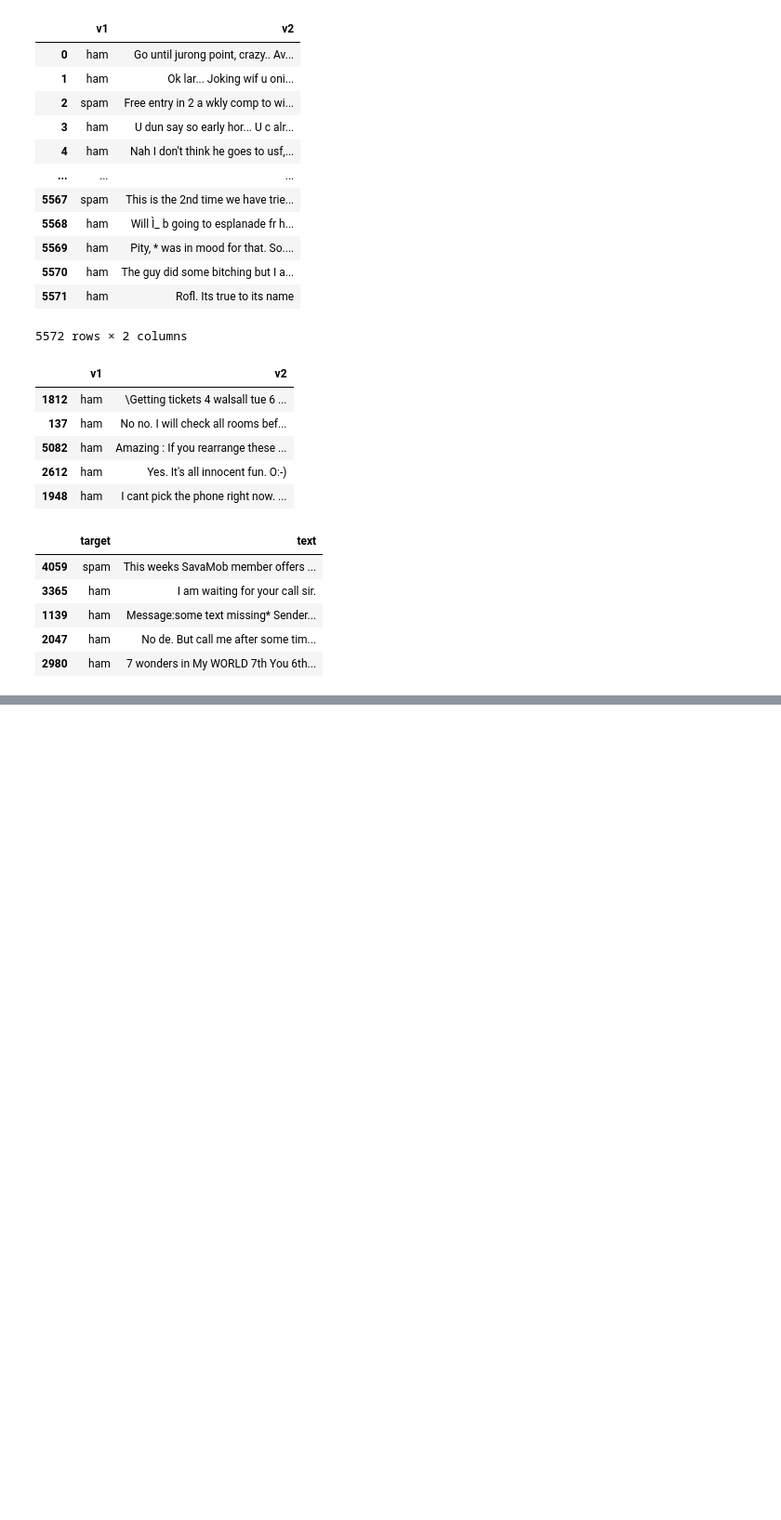
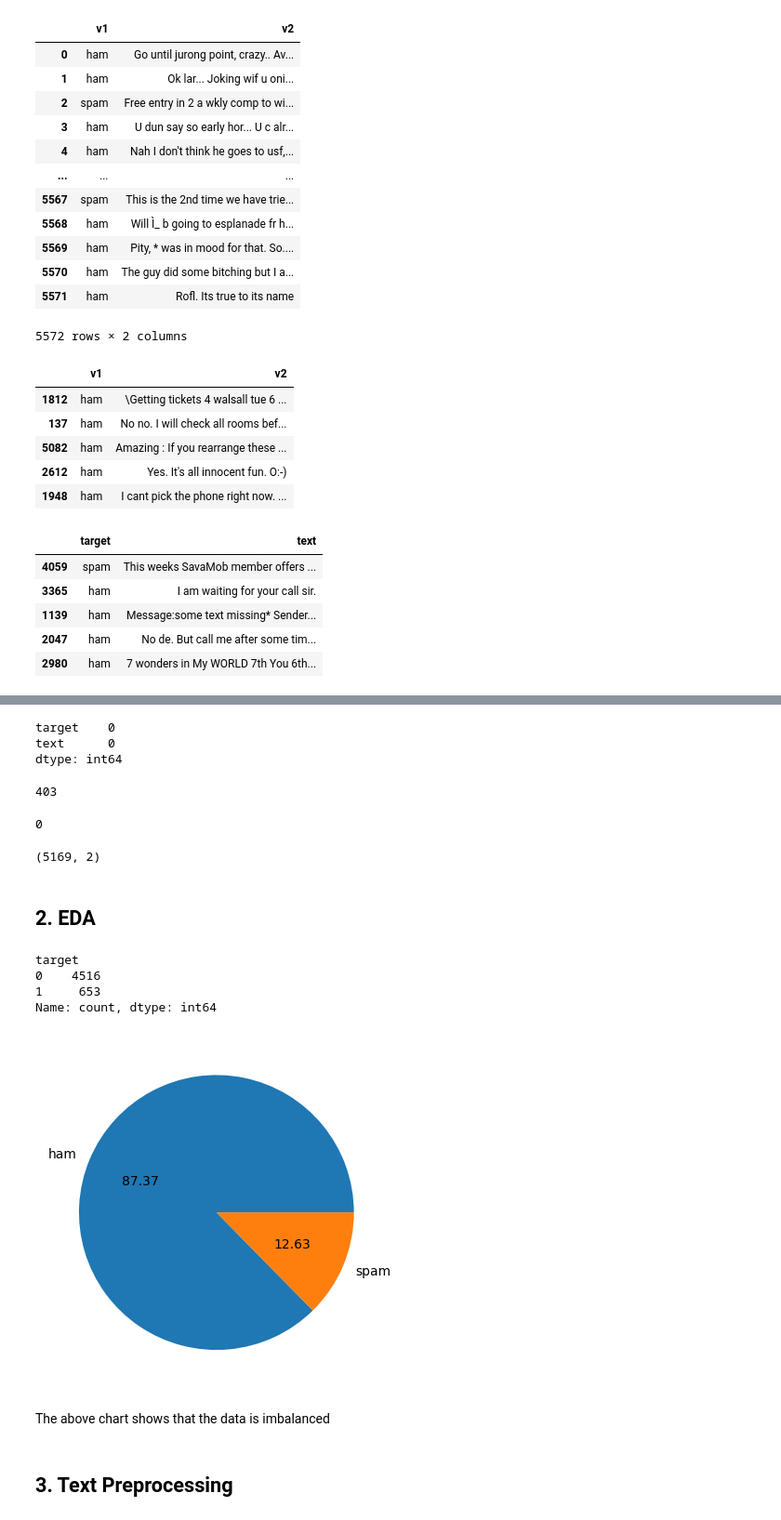
Before and after one commit to promibe/Email-Sms_spam_Detector_with_Deployment, a Jupyter notebook: sms_spam_detector.ipynb, the cells around one changed output, grey strips where cells are left out. Shown at 93% size. Drawn from its saved outputs; the diff is of its cells as text; code cells hidden in the pictures; blank space fills up the shorter version.

```diff
--- a/sms_spam_detector.ipynb
+++ b/sms_spam_detector.ipynb
@@ -94,3 +94,8 @@ df.sample(5)
 | 1139 | ham | Message:some text missing* Sender... |
 | 2047 | ham | No de. But call me after some tim... |
 | 2980 | ham | 7 wonders in My WORLD 7th You 6th... |
+# %%
+#encoding the target variable using labelencoder
+from sklearn.preprocessing import LabelEncoder
+encoder = LabelEncoder()
+df['target'] = encoder.fit_transform(df['target'])
@@ -96,0 +111,43 @@ df.sample(5)
+# %%
+#checking for missing values
+df.isnull().sum()
+# %% [output]
+target    0
+text      0
+dtype: int64
+# %%
+#checking for duplicate values
+df.duplicated().sum()
+# %% [output]
+403
+# %%
+df.drop_duplicates(inplace=True)
+# %%
+df.duplicated().sum()
+# %% [output]
+0
+# %%
+df.shape
+# %% [output]
+(5169, 2)
+# %% [markdown]
+## 2. EDA
+# %%
+df['target'].value_counts()
+# %% [output]
+target
+0    4516
+1     653
+Name: count, dtype: int64
+# %%
+# using pie chart to visualize the data points
+import matplotlib.pyplot as plt
+
+plt.pie(df['target'].value_counts(), labels=['ham', 'spam'], autopct='%0.2f')
+plt.show()
+# %% [output]
+[figure, added]
+# %% [markdown]
+The above chart shows that the data is imbalanced
+# %% [markdown]
+## 3. Text Preprocessing
```
Also changed, not shown: parts of 9 cells of this notebook, 5 other files.
